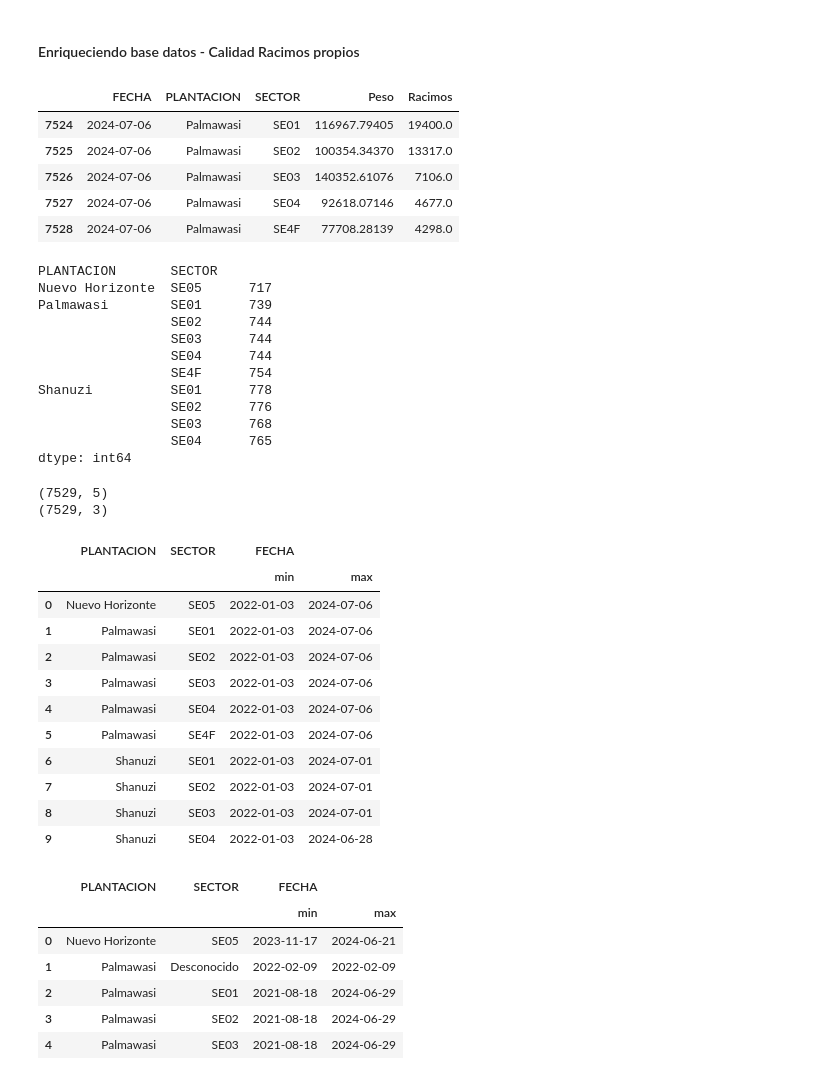
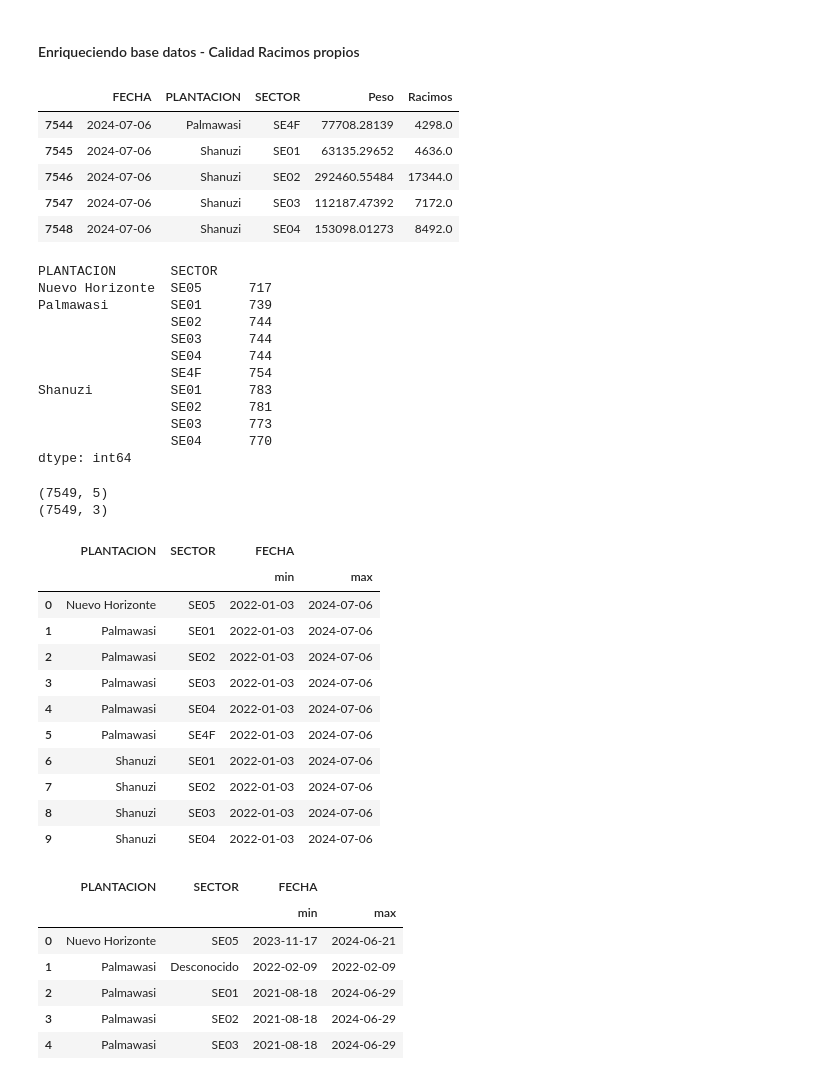
Before and after one commit to cesarqb/PROYECTO_01_analitica_descriptiva_TEA, a Jupyter notebook: src/clean_scripts/Trend_calidad_frutos_propios.ipynb, the cells around one changed output. Saved outputs shown, nothing was run; the diff lists cells and outputs as text; code cells hidden in the pictures.

```diff
--- a/src/clean_scripts/Trend_calidad_frutos_propios.ipynb
+++ b/src/clean_scripts/Trend_calidad_frutos_propios.ipynb
@@ -126,22 +126,22 @@ dimensión de la base de datos total: (4722, 12)
 # %%
 # añadiendo columna de pesos por sector - BD antiguedad_fruta_total_pesos
 # ####################
 # ####################
 # ####################
 
 ruta_path = 'C:/cesar_quezada/ProyectosIA/Proyectos_PALMAS'               # -> Casa
 # ruta_path = 'C:/Users/usuario/Documents/DOCUMENTOS_CONSULTOR_5_BI'      # -> Trabajo
 
-ruta_path_fruta_total_pesos = '/PROYECTO_001_analitica_descriptiva_TEA/data/processed/df_antiguedad_fruta_total_pesos_group.csv'
+ruta_path_fruta_total_pesos = '/PROYECTO_01_analitica_descriptiva_TEA/data/processed/df_antiguedad_fruta_total_pesos_group.csv'
 df_antiguedad_fruta_total_pesos_group = pd.read_csv(ruta_path + ruta_path_fruta_total_pesos)
 df_antiguedad_fruta_total_pesos_group.tail()
 # %% [output]
 |  | FECHA | PLANTACION | SECTOR | Peso | Racimos |
-| 7524 | 2024-07-06 | Palmawasi | SE01 | 116967.79405 | 19400.0 |
-| 7525 | 2024-07-06 | Palmawasi | SE02 | 100354.34370 | 13317.0 |
-| 7526 | 2024-07-06 | Palmawasi | SE03 | 140352.61076 | 7106.0 |
-| 7527 | 2024-07-06 | Palmawasi | SE04 | 92618.07146 | 4677.0 |
-| 7528 | 2024-07-06 | Palmawasi | SE4F | 77708.28139 | 4298.0 |
+| 7544 | 2024-07-06 | Palmawasi | SE4F | 77708.28139 | 4298.0 |
+| 7545 | 2024-07-06 | Shanuzi | SE01 | 63135.29652 | 4636.0 |
+| 7546 | 2024-07-06 | Shanuzi | SE02 | 292460.55484 | 17344.0 |
+| 7547 | 2024-07-06 | Shanuzi | SE03 | 112187.47392 | 7172.0 |
+| 7548 | 2024-07-06 | Shanuzi | SE04 | 153098.01273 | 8492.0 |
 # %%
 df_antiguedad_fruta_total_pesos_group.groupby(['PLANTACION','SECTOR']).size()
 # %% [output]
@@ -152,10 +152,10 @@ Palmawasi        SE01      739
                  SE03      744
                  SE04      744
                  SE4F      754
-Shanuzi          SE01      778
-                 SE02      776
-                 SE03      768
-                 SE04      765
+Shanuzi          SE01      783
+                 SE02      781
+                 SE03      773
+                 SE04      770
 dtype: int64
 # %%
 # Validando que no haya duplicados
@@ -165,8 +165,8 @@ df_sin_duplicados = df_antiguedad_fruta_total_pesos_group[['FECHA','PLANTACION',
 print(df_antiguedad_fruta_total_pesos_group.shape)
 print(df_sin_duplicados.shape)
 # %% [output]
-(7529, 5)
-(7529, 3)
+(7549, 5)
+(7549, 3)
 # %%
 #df_antiguedad_fruta_total_pesos_group.groupby('PLANTACION').size()
 df_antiguedad_fruta_total_pesos_group.groupby(['PLANTACION','SECTOR']).agg({'FECHA':['min','max']}).reset_index()
@@ -179,10 +179,10 @@ df_antiguedad_fruta_total_pesos_group.groupby(['PLANTACION','SECTOR']).agg({'FEC
 | 3 | Palmawasi | SE03 | 2022-01-03 | 2024-07-06 |
 | 4 | Palmawasi | SE04 | 2022-01-03 | 2024-07-06 |
 | 5 | Palmawasi | SE4F | 2022-01-03 | 2024-07-06 |
-| 6 | Shanuzi | SE01 | 2022-01-03 | 2024-07-01 |
-| 7 | Shanuzi | SE02 | 2022-01-03 | 2024-07-01 |
-| 8 | Shanuzi | SE03 | 2022-01-03 | 2024-07-01 |
-| 9 | Shanuzi | SE04 | 2022-01-03 | 2024-06-28 |
+| 6 | Shanuzi | SE01 | 2022-01-03 | 2024-07-06 |
+| 7 | Shanuzi | SE02 | 2022-01-03 | 2024-07-06 |
+| 8 | Shanuzi | SE03 | 2022-01-03 | 2024-07-06 |
+| 9 | Shanuzi | SE04 | 2022-01-03 | 2024-07-06 |
 # %%
 # Validando base: calidad_racimos_propios_total
 # ####################
```
Also changed, not shown: parts of 6 cells of this notebook, 26 other files.
